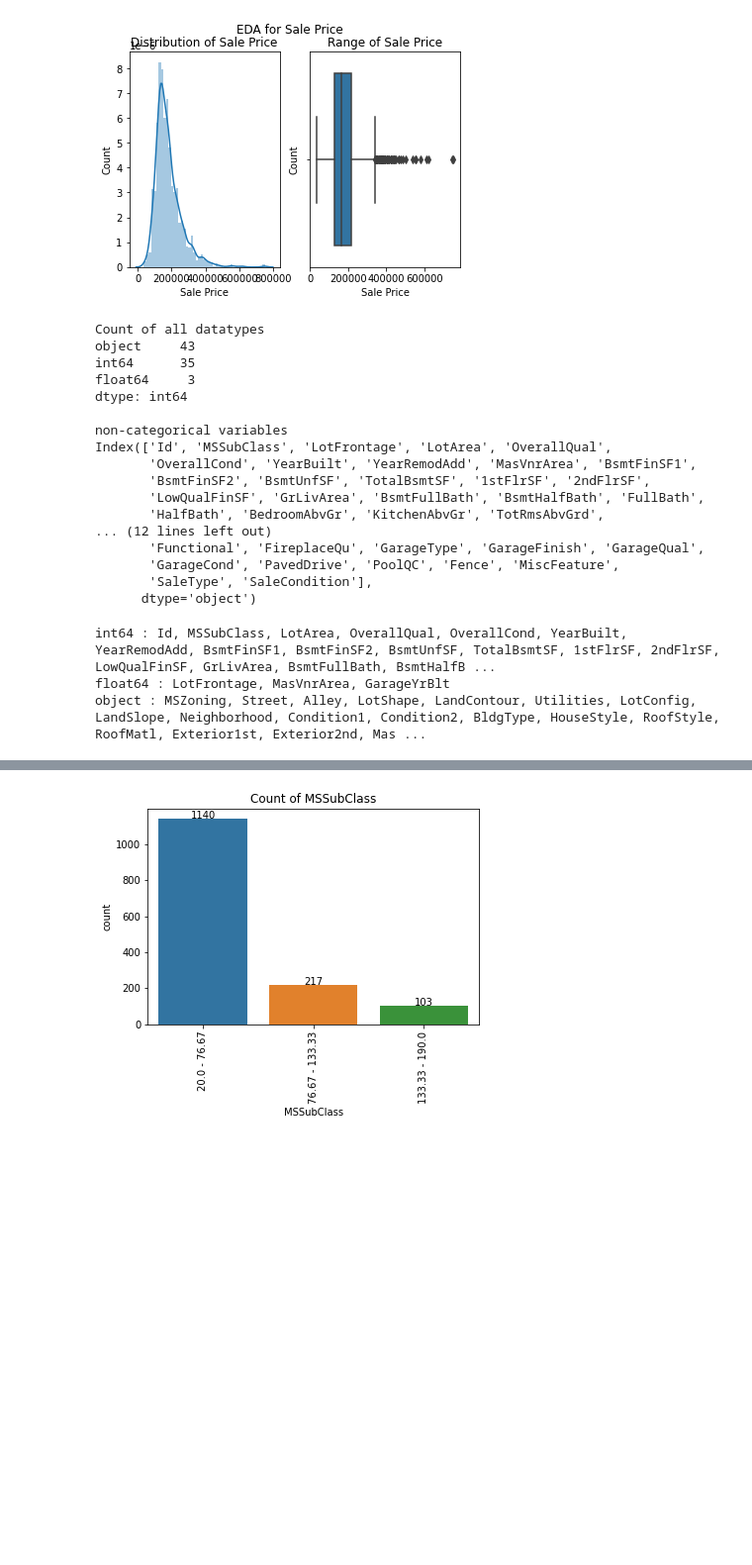
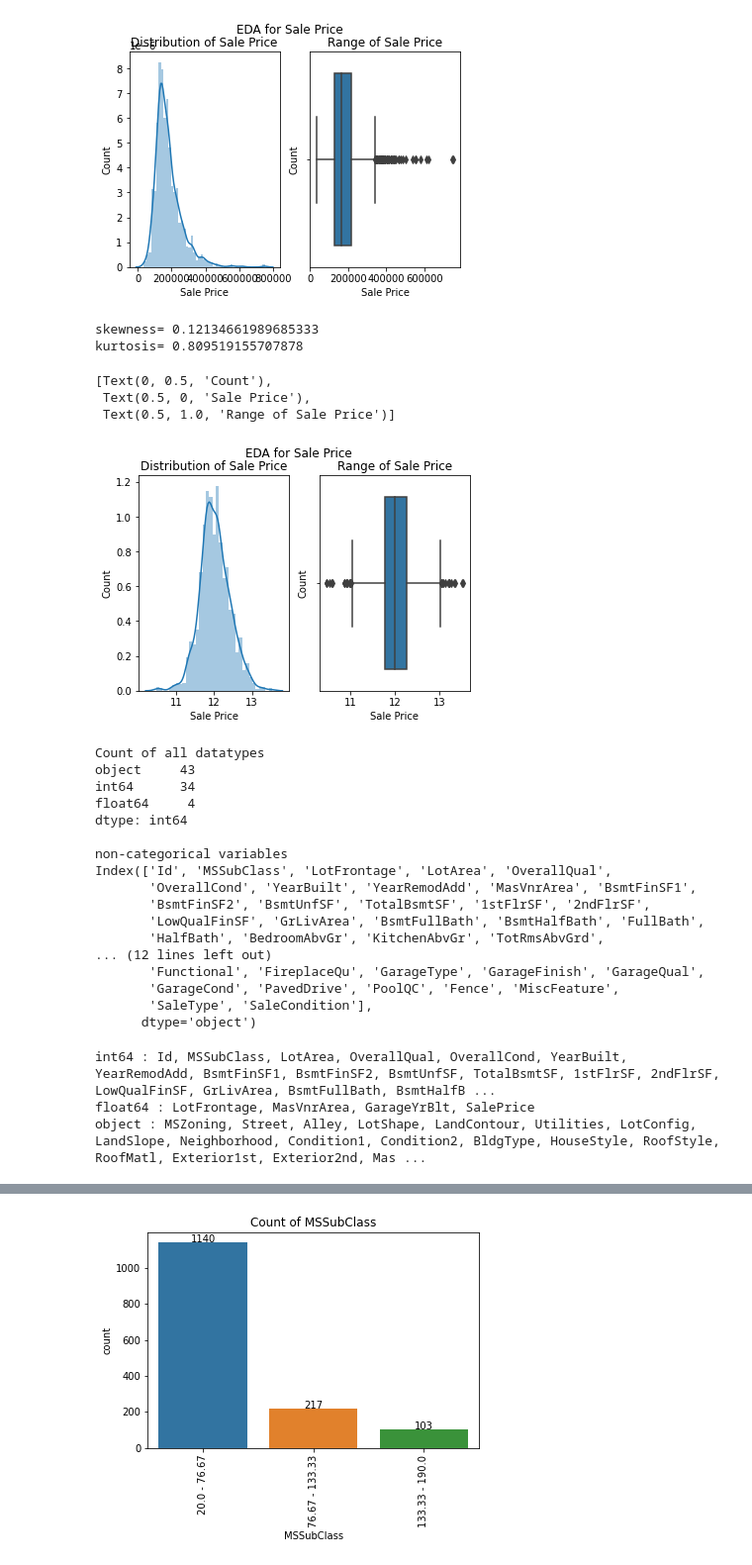
Before and after one commit to Adith13294/House-price-predictions, a Jupyter notebook: House_Price_prediction.ipynb, the cells around one changed output, grey strips where cells are left out. Shown at 99% size. Drawn from its saved outputs; the diff is of its cells as text; code cells hidden in the pictures; blank space fills up the shorter version.

```diff
--- a/House_Price_prediction.ipynb
+++ b/House_Price_prediction.ipynb
@@ -74,6 +79,25 @@ kurtosis= 6.536281860064529
  Text(0.5, 0, 'Sale Price'),
  Text(0.5, 1.0, 'Range of Sale Price')]
 [figure]
+# %%
+#Scaling down using log transformation
+training_set['SalePrice'] = np.log1p(training_set['SalePrice'])
+print("skewness=",training_set['SalePrice'].skew())
+print("kurtosis=",training_set['SalePrice'].kurt())
+
+f, axs = plt.subplots(nrows= 1,ncols = 2,)
+f.suptitle("EDA for Sale Price")
+sns.distplot(training_set["SalePrice"],ax = axs[0])
+axs[0].set(xlabel='Sale Price' , ylabel='Count', title="Distribution of Sale Price")
+sns.boxplot(training_set["SalePrice"],ax = axs[1])
+axs[1].set(xlabel='Sale Price', ylabel='Count', title="Range of Sale Price")
+# %% [output]
+skewness= 0.12134661989685333
+kurtosis= 0.809519155707878
+[Text(0, 0.5, 'Count'),
+ Text(0.5, 0, 'Sale Price'),
+ Text(0.5, 1.0, 'Range of Sale Price')]
+[figure, added]
 # %%
 #Finding count of categorical and non-categorical values
 #We notice that we have 43 object types and 35 integer types
@@ -87,8 +111,8 @@ print(training_set.select_dtypes(include=['object']).columns)
 # %% [output]
 Count of all datatypes
 object     43
-int64      35
-float64     3
+int64      34
+float64     4
 dtype: int64
 
 non-categorical variables
@@ -110,7 +134,7 @@ for i in groupby_datatypes:
   print(i,":", groupby_datatypes[i])
 # %% [output]
 int64 : Id, MSSubClass, LotArea, OverallQual, OverallCond, YearBuilt, YearRemodAdd, BsmtFinSF1, BsmtFinSF2, BsmtUnfSF, TotalBsmtSF, 1stFlrSF, 2ndFlrSF, LowQualFinSF, GrLivArea, BsmtFullBath, BsmtHalfB ...
-float64 : LotFrontage, MasVnrArea, GarageYrBlt
+float64 : LotFrontage, MasVnrArea, GarageYrBlt, SalePrice
 object : MSZoning, Street, Alley, LotShape, LandContour, Utilities, LotConfig, LandSlope, Neighborhood, Condition1, Condition2, BldgType, HouseStyle, RoofStyle, RoofMatl, Exterior1st, Exterior2nd, Mas ...
 # %%
 #Let us see the relationship of every variable wrt to Sale Price by using a Pearson Correlation coefficient and a regplot and let us try to plot only those variables which are
```
Also changed, not shown: parts of 16 cells of this notebook.
